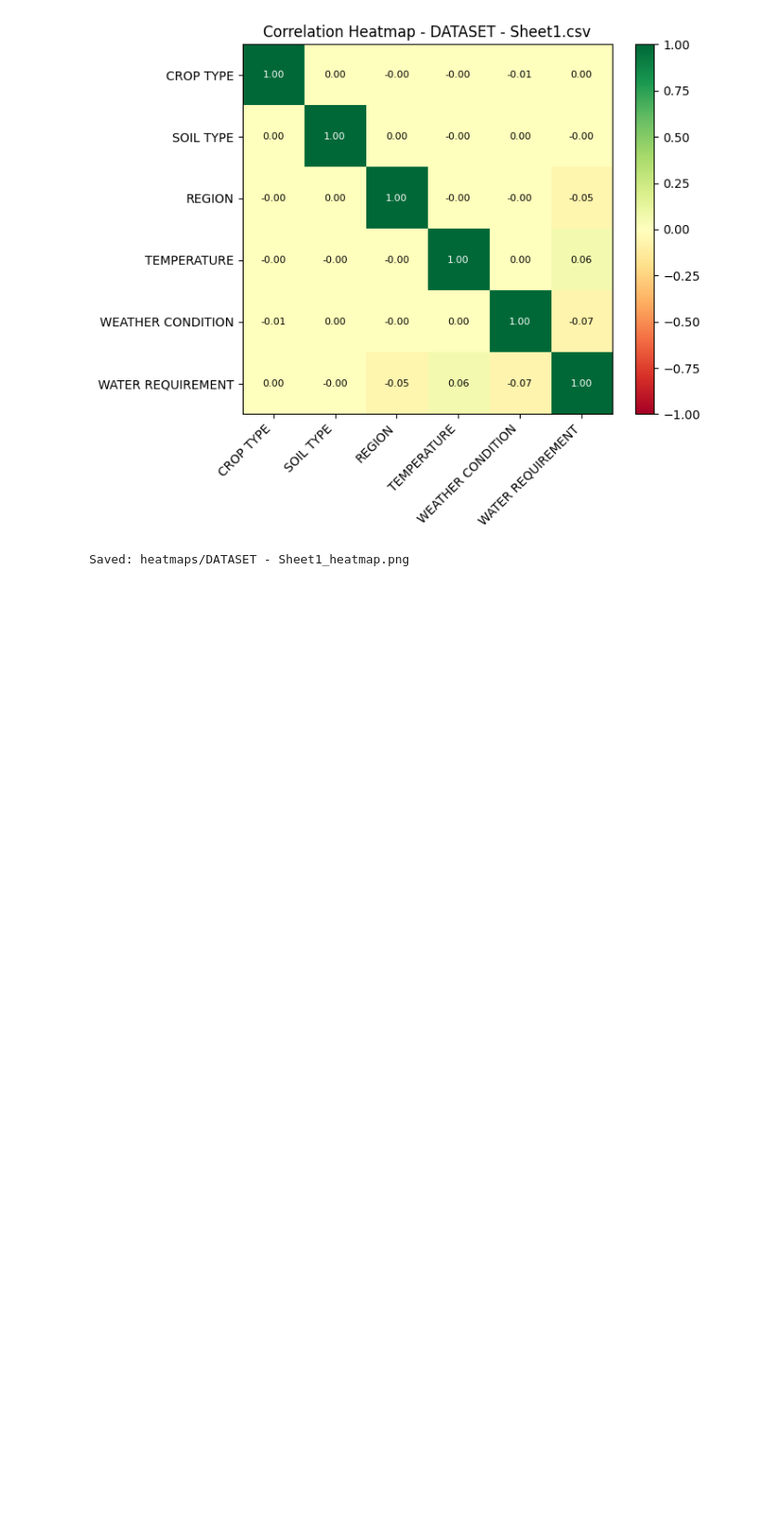
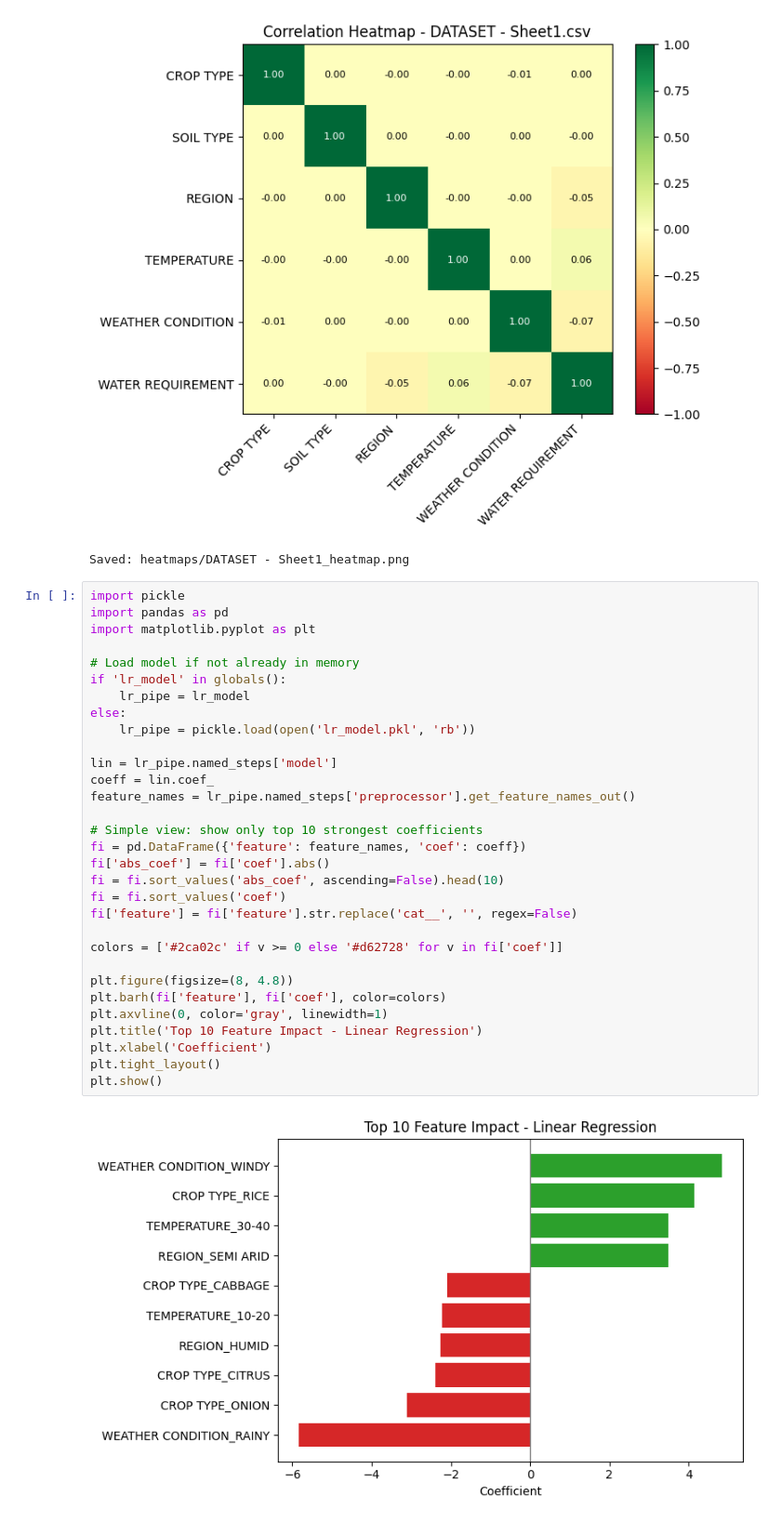
Before and after one commit to Sandeshkumar0/smart_irrigation, a Jupyter notebook: train_dt.ipynb, the cells around one changed output. Shown at 93% size. Cells and saved outputs as stored; diff of their text form; blank space fills up the shorter version.

```diff
--- a/train_dt.ipynb
+++ b/train_dt.ipynb
@@ -77,3 +77,36 @@ print(f'Saved: {out}')
 # %% [output]
 [figure]
 Saved: heatmaps/DATASET - Sheet1_heatmap.png
+# %%
+import pickle
+import pandas as pd
+import matplotlib.pyplot as plt
+
+# Load model if not already in memory
+if 'lr_model' in globals():
+    lr_pipe = lr_model
+else:
+    lr_pipe = pickle.load(open('lr_model.pkl', 'rb'))
+
+lin = lr_pipe.named_steps['model']
+coeff = lin.coef_
+feature_names = lr_pipe.named_steps['preprocessor'].get_feature_names_out()
+
+# Simple view: show only top 10 strongest coefficients
+fi = pd.DataFrame({'feature': feature_names, 'coef': coeff})
+fi['abs_coef'] = fi['coef'].abs()
+fi = fi.sort_values('abs_coef', ascending=False).head(10)
+fi = fi.sort_values('coef')
+fi['feature'] = fi['feature'].str.replace('cat__', '', regex=False)
+
+colors = ['#2ca02c' if v >= 0 else '#d62728' for v in fi['coef']]
+
+plt.figure(figsize=(8, 4.8))
+plt.barh(fi['feature'], fi['coef'], color=colors)
+plt.axvline(0, color='gray', linewidth=1)
+plt.title('Top 10 Feature Impact - Linear Regression')
+plt.xlabel('Coefficient')
+plt.tight_layout()
+plt.show()
+# %% [output]
+[figure, added]
```
Also changed, not shown: 4 other files.
